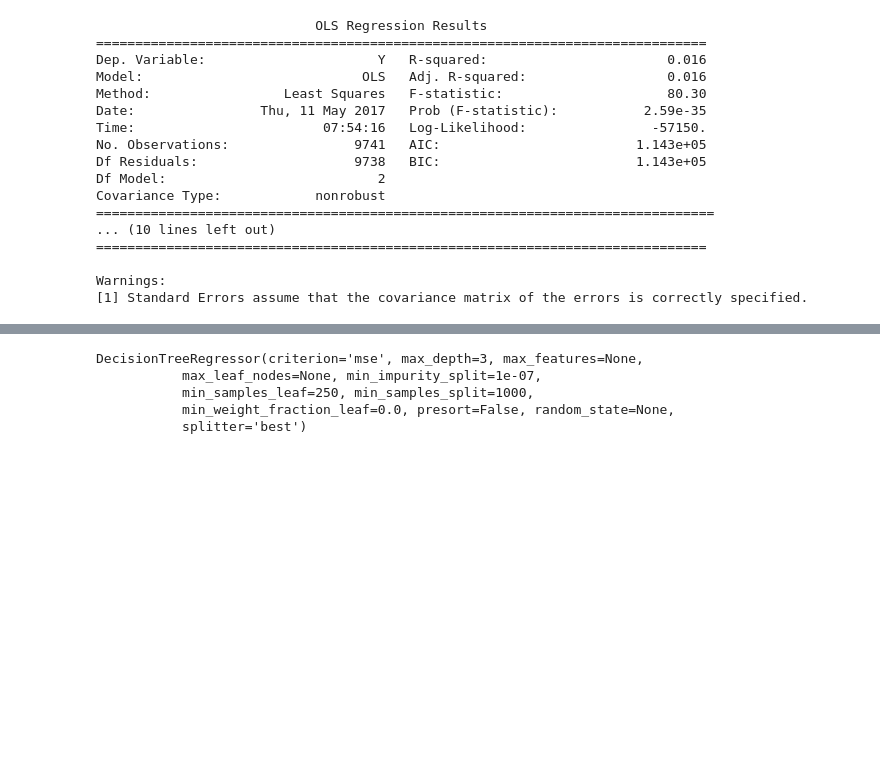
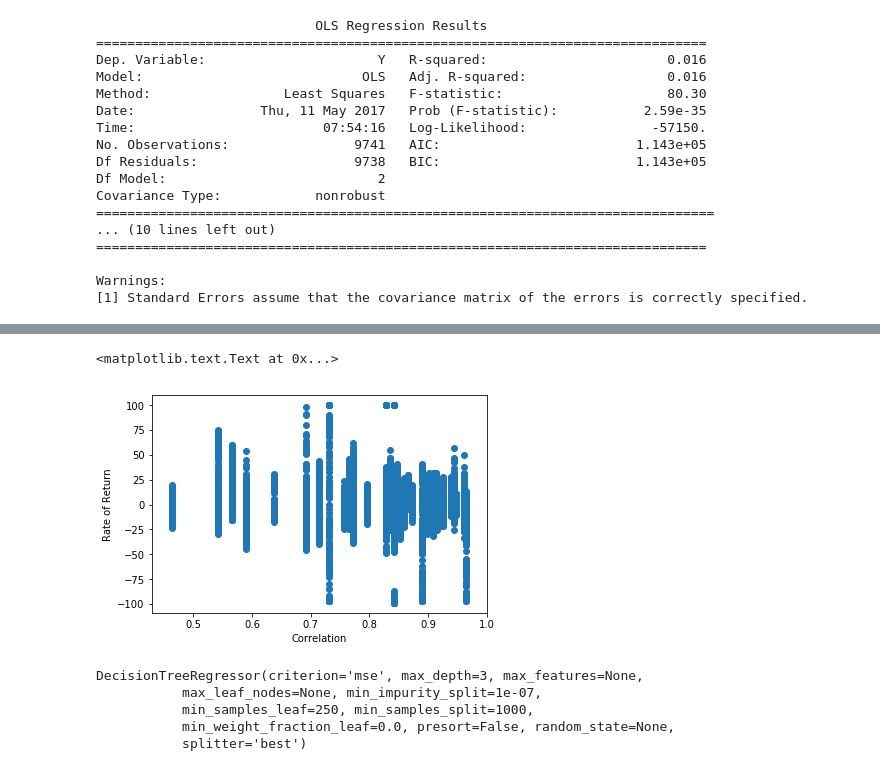
Before and after one commit to dancardella/Classification, a Jupyter notebook: Classification_DTree_Project.ipynb, the cells around one changed output, grey strips where cells are left out. Drawn from its saved outputs; the diff is of its cells as text; code cells hidden in the pictures; blank space fills up the shorter version.

```diff
--- a/Classification_DTree_Project.ipynb
+++ b/Classification_DTree_Project.ipynb
@@ -797,3 +804,16 @@ Warnings:
+# %%
+# Actually a stat. sig. negative coeeficient for Correlation and ROR (Y) ... really ?
+c=  df_reg.Correlation
+y_df_reg = df_reg.Y
+y_df_reg[y_df_reg>100] =100
+
+
+plt.scatter(c,y_df_reg)
+plt.ylabel("Rate of Return")
+plt.xlabel( "Correlation")
+# %% [output]
+<matplotlib.text.Text at 0x...>
+[figure, added]
 # %%
 tree_mean_reversion_reg = DecisionTreeRegressor(min_samples_split= 1000, min_samples_leaf = 250, max_depth= 3)
 tree_mean_reversion_reg.fit(train_x_reg, train_y_reg)
```
Also changed, not shown: parts of 4 cells of this notebook.
